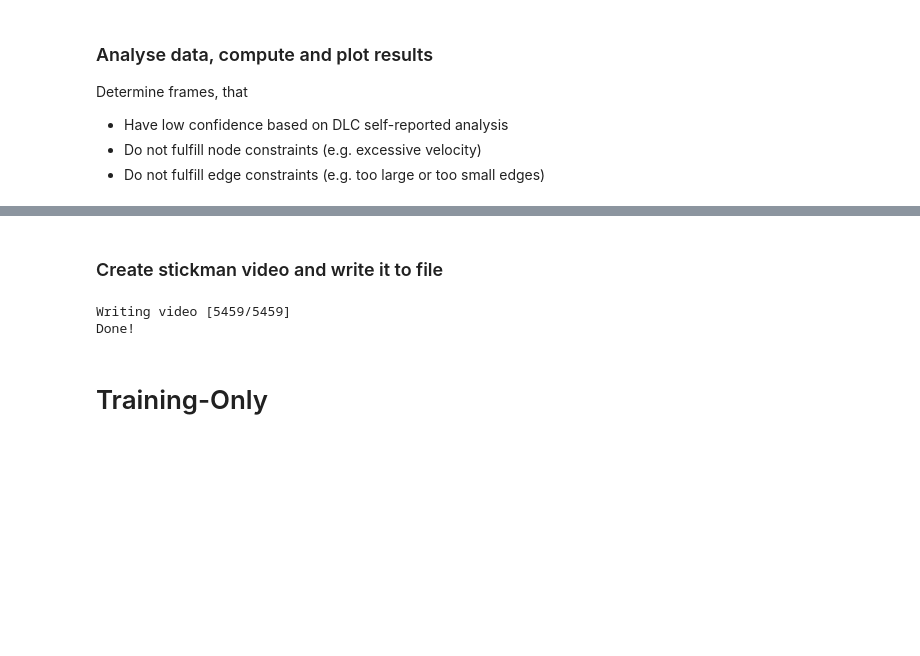
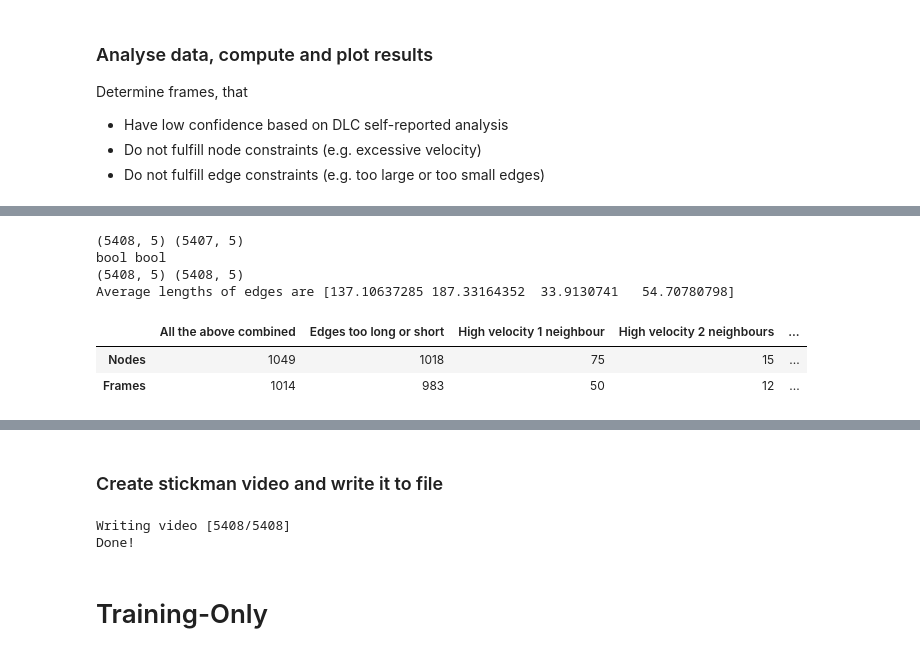
Before and after one commit to Lippolis96/dlc-scripts, a Jupyter notebook: scripts/dlc-postprocess.ipynb, the cells around one changed output, grey strips where cells are left out. Drawn from its saved outputs; the diff is of its cells as text; code cells hidden in the pictures; blank space fills up the shorter version.

```diff
--- a/scripts/dlc-postprocess.ipynb
+++ b/scripts/dlc-postprocess.ipynb
@@ -56,0 +57,22 @@ Results will be saved in /mnt/neurophys-storage2/Sipila/aaaPDDATA/ALLDATA/Projec
+# %%
+#########################
+# Parse CSV file
+#########################
+NODE_NAMES_TRACKED, X, Y, P = parse_dlc_csv(param["CSV_FNAME"])
+nFrames, nNodes = X.shape
+print("Movie has", nFrames, "frames and", nNodes, "nodes")
+
+#########################
+# Parse JSON file
+#########################
+with open(param["TMP_FNAME"]) as json_file:
+    param.update(json.load(json_file))
+
+#########################
+# Test if template node count match the tracked
+#########################
+if nNodes != len(param["NODE_NAMES"]):
+    raise ValueError("The tracked nodes", NODE_NAMES_TRACKED, "are not consistent with those given in the template file, namely ", param["NODE_NAMES"])
+else:
+    print("The tracked node names were", NODE_NAMES_TRACKED)
+    print("The template node names will be used (order matters):", param["NODE_NAMES"])
@@ -138,0 +90,17 @@ Average lengths of edges are [128.28712187 195.15966269  34.49895101  54.4957338
+# %%
+%matplotlib notebook
+
+# Compute Constraints
+constr_dict = compute_constraints(X, Y, P, param)
+display(constr_dict["summary"])
+
+# Plot Statistics
+plotStatistics(param, constr_dict)
+# %% [output]
+(5408, 5) (5407, 5)
+bool bool
+(5408, 5) (5408, 5)
+Average lengths of edges are [137.10637285 187.33164352  33.9130741   54.70780798]
+|  | All the above combined | Edges too long or short | High velocity 1 neighbour | High velocity 2 neighbours | ... |
+| Nodes | 1049 | 1018 | 75 | 15 | ... |
+| Frames | 1014 | 983 | 50 | 12 | ... |
@@ -139,21 +115,13 @@ Average lengths of edges are [128.28712187 195.15966269  34.49895101  54.4957338
 # %% [markdown]
 ### Create stickman video and write it to file
-# %%
-#########################
-# Make Stickman Video
-#########################
-
-# Use velocity as node constraint for stickman plot.
-nodeLowConstr = np.copy(nodeBadV1)
-
-# Use edge length as edge constraint for stickman plot
-edgeLowConstr = np.copy(edgeBadLength)
-
-# Write stickman video
-stickman(X, Y, param, nodeLowConf, nodeLowConstr, edgeLowConf, edgeLowConstr)
-# %% [output]
-Writing video [5459/5459]
-Done!
+# %%
+#########################
+# Make Stickman Video
+#########################
+stickman(X, Y, param, constr_dict)
+# %% [output]
+Writing video [5408/5408]
+Done!
 # %% [markdown]
 # Training-Only
 # %% [markdown]
```
Also changed, not shown: parts of 10 cells of this notebook, 15 other files.
